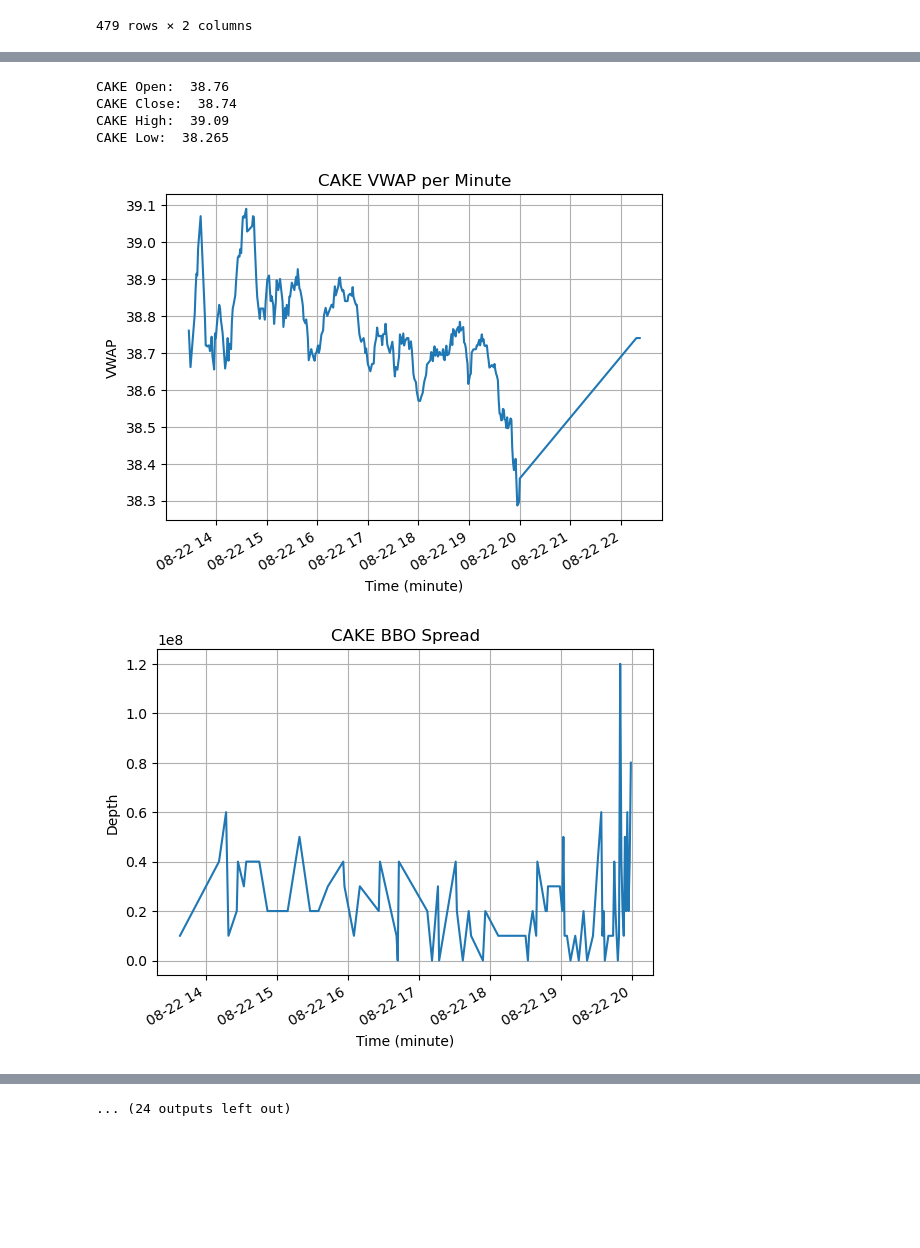
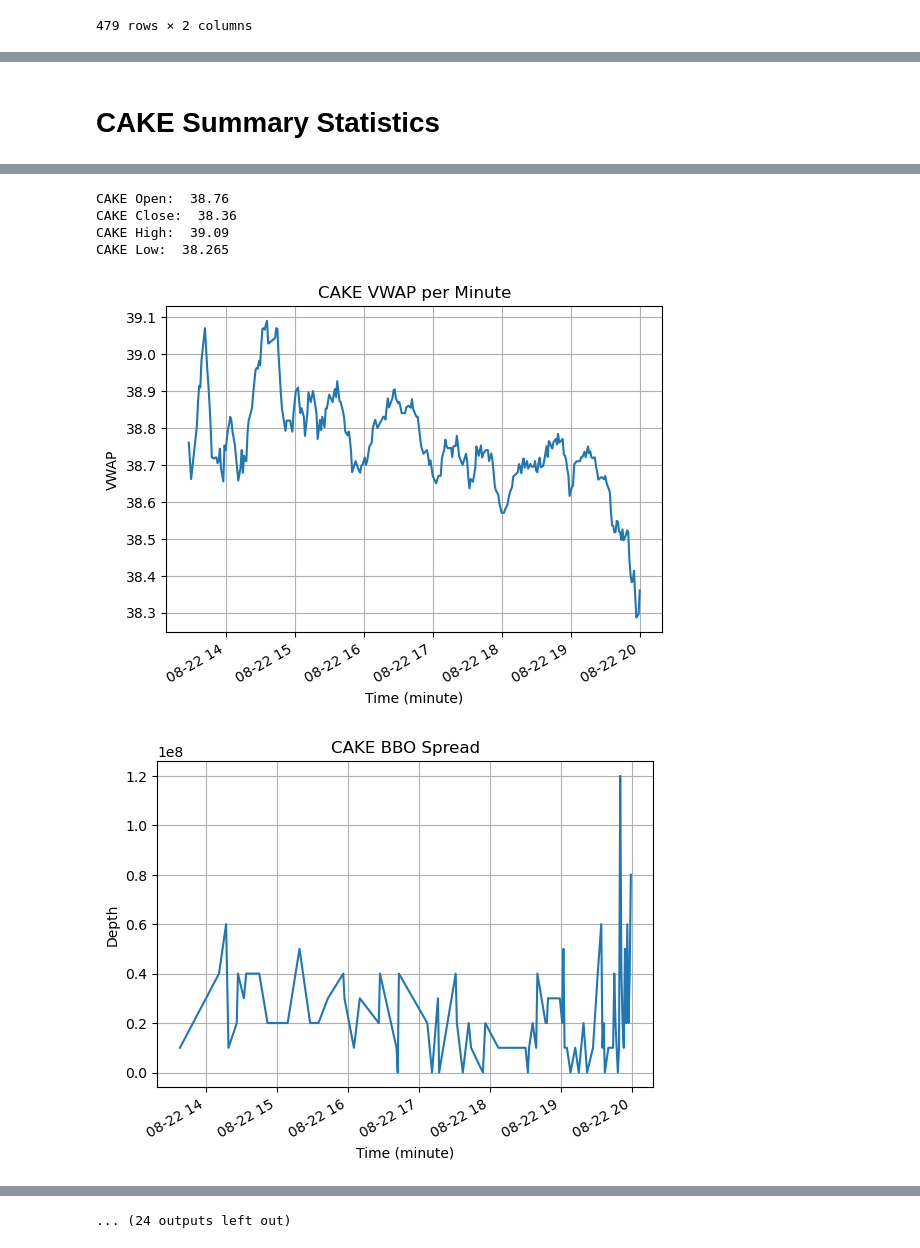
Before and after one commit to amchugh2/230x_team_repo, a Jupyter notebook: hw1 2.ipynb, the cells around one changed output, grey strips where cells are left out. Saved outputs shown, nothing was run; the diff lists cells and outputs as text; code cells hidden in the pictures; blank space fills up the shorter version.

```diff
--- a/hw1 2.ipynb
+++ b/hw1 2.ipynb
@@ -26,7 +27,7 @@ cake_df_mbo = df_mbo_init[df_mbo_init['symbol'] == 'CAKE'].copy()
 # Helper functions - contain functionality that calculates results
 # %%
 def calculate_5s_price_impact(df):
-    ''' Helper function that contains logic to calculate 5 second price impact.'''
+    ''' Calculates 5 second price impact. '''
 
     # Calculate the midpoint price
     df['midpoint'] = (df['bid_price'] + df['ask_price']) / 2
@@ -50,7 +51,9 @@ def calculate_5s_price_impact(df):
     return price_impact_model.summary()
 
 
+
 def calculate_depth_at_2x_spread(df_mbo):
+    ''' Calculates depth at 2x average spread. Creates an order book to facilitate.  '''
 
     # Filter for only relevant actions to speed up book calculations
     df_mbo_filtered = df_mbo[df_mbo['action'].isin(['A', 'C'])].copy()
@@ -116,7 +119,7 @@ def calculate_depth_at_2x_spread(df_mbo):
 
 
 def calculate_bbo_spread_and_depth_per_minute(df_mbo):
-    ''' Calculate the best BBO spread and depth per minute from the provided DataFrame. '''
+    ''' Calculate the best BBO spread and depth per minute. '''
 
     # Filter the data to include only bid and ask prices
     bid_data = df_mbo[df_mbo['side'] == 'B']
@@ -153,10 +156,10 @@ def calculate_bbo_spread_and_depth_per_minute(df_mbo):
 
 
 def calculate_5s_price_impact_per_minute(df):
-    """
-    Helper function to calculate 5-second price impact per minute by regressing the 5-second midpoint quote return
+    '''
+    Calculate 5-second price impact per minute by regressing the 5-second midpoint quote return
     on the current trade sign (-1 or +1).
-    """
+    '''
 
     # Calculate the midquote for each row
     df['midquote'] = (df['price'][df['side'] == 'B'] + df['price'][df['side'] == 'A']) / 2
@@ -178,10 +181,6 @@ def calculate_5s_price_impact_per_minute(df):
 
     # Ensure df_resampled has a datetime index for efficient lookups
     df_resampled = df_resampled.sort_index()
-
-    # Debugging step: Ensure that there are no duplicates
-    if df_resampled.index.duplicated().any():
-        raise ValueError("Duplicates detected in the index after processing.")
 
     # Get the last available midquote before each trade using asof
     df_trades['prev_midquote'] = df_resampled['midquote'].asof(df_trades['ts_event'])
@@ -229,7 +228,7 @@ def calculate_5s_price_impact_per_minute(df):
 
 
 def calculate_midquote_transaction(df):
-    ''' Helper function to calculate one-second and one-minute midquote and transaction price series.'''
+    ''' Calculate one-second and one-minute midquote and transaction price series.'''
 
     # Ensure ts_event is datetime and set it as the index
     df['ts_event'] = pd.to_datetime(df['ts_event'])
@@ -262,7 +261,7 @@ def calculate_midquote_transaction(df):
 
 
 def calculate_log_returns(midquote_1min, transaction_1min, midquote_1s, transaction_1s):
-    ''' Helper function to calculate log returns.'''
+    ''' Calculate log returns.'''
 
     midquote_log_return_1min = np.log(midquote_1min) - np.log(midquote_1min.shift(1))
     transaction_log_return_1min = np.log(transaction_1min) - np.log(transaction_1min.shift(1))
@@ -289,8 +288,6 @@ def calc_summary_statistics(mbo_df, df, name):
     # Initialize results table
     results = {}
     results_1s = {}
-
-    # Get the common minute index
 
     # (a) Dollar trading volume per minute
     df['dollar_vol'] = df['price'] * df['size']
@@ -327,8 +324,6 @@ def calc_summary_statistics(mbo_df, df, name):
 
 
     # Filter for between trading hours
-    #tpm_filtered = tpm.between_time('13:30', '20:00')
-    opm_filtered = opm.between_time('13:30', '21:00')
 
     tpm.plot(title=name + ' Number Trades per Minute')
     plt.xlabel('Time (minute)')
@@ -399,8 +394,6 @@ def calc_summary_statistics(mbo_df, df, name):
     plt.show()
 
     # (f) Depth at twice that day’s average spread
-
-
     ask_depth_series, bid_depth_series = calculate_depth_at_2x_spread(mbo_df)
     results['depth_twice_avg_spread_ask'] = ask_depth_series.describe()
     results['depth_twice_avg_spread_bid'] = bid_depth_series.describe()
@@ -759,4 +750,13 @@ mq_trans_1s_df
+# %% [markdown]
+# CAKE Summary Statistics
 # %%
-min_stats, sec_stats, mq_trans_1m_df, mq_trans_1s_df = calc_summary_statistics(cake_df_mbo,cake_df,"CAKE")
+# Filter to get rid of post-close trades
+start_time = pd.Timestamp('2024-08-22 13:00:00', tz='UTC')
+end_time = pd.Timestamp('2024-08-22 21:00:00', tz='UTC')
+
+filtered_cake_df = cake_df[(cake_df['ts_event'] >= start_time) & (cake_df['ts_event'] <= end_time)]
+filtered_cake_df_mbo = cake_df_mbo[(cake_df_mbo['ts_event'] >= start_time) & (cake_df_mbo['ts_event'] <= end_time)]
+
+min_stats, sec_stats, mq_trans_1m_df, mq_trans_1s_df = calc_summary_statistics(filtered_cake_df_mbo,filtered_cake_df,"CAKE")
 # %% [output]
 [figure]
@@ -764,9 +764,9 @@ min_stats, sec_stats, mq_trans_1m_df, mq_trans_1s_df = calc_summary_statistics(c
 [figure]
 CAKE Open:  38.76
-CAKE Close:  38.74
+CAKE Close:  38.36
 CAKE High:  39.09
 CAKE Low:  38.265
-[figure, old version]
+[figure, new version]
 [figure]
 [figure]
 [figure]
```
Also changed, not shown: parts of 15 cells of this notebook, 1 other file.
